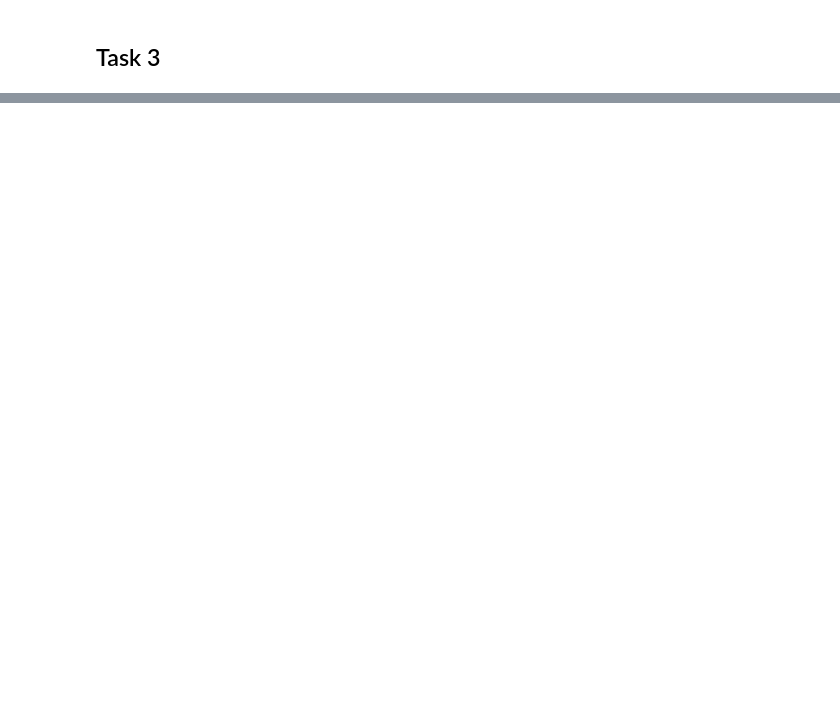
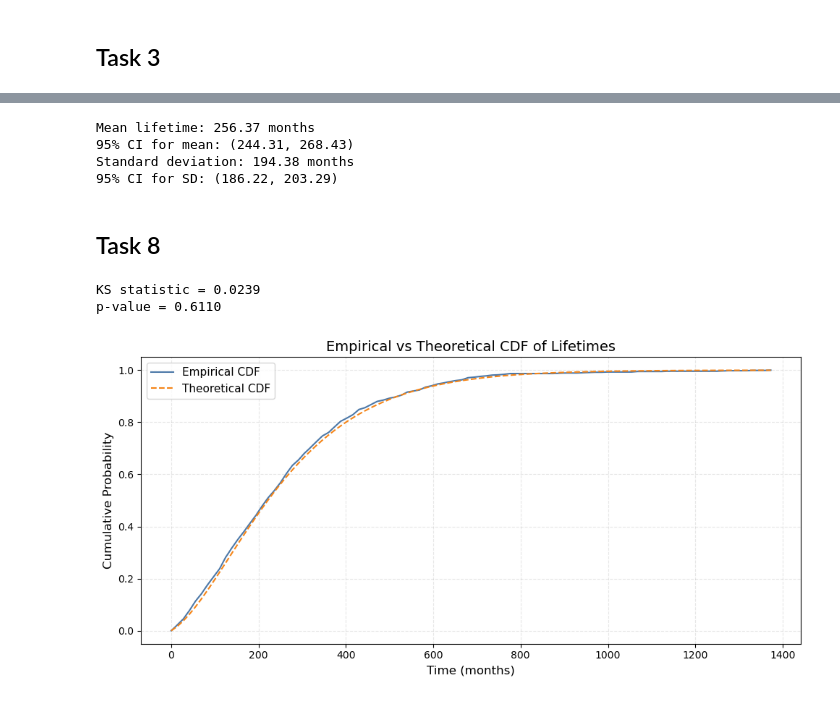
Before and after one commit to markus1573/stokastisk-simulering, a Jupyter notebook: Gertrud/Projekt1/Projekt1.ipynb, the cells around one changed output, grey strips where cells are left out. Cells and saved outputs as stored; diff of their text form; code cells hidden in the pictures; blank space fills up the shorter version.

```diff
--- a/Gertrud/Projekt1/Projekt1.ipynb
+++ b/Gertrud/Projekt1/Projekt1.ipynb
@@ -144,0 +441,80 @@ plt.show()
+# %%
+from scipy.stats import t, chi2
+
+mean_lifetime = np.mean(lifetimes)
+sd_lifetime = np.std(lifetimes, ddof=1)
+
+alpha = 0.05
+n = len(lifetimes)
+
+# CI for mean
+se = sd_lifetime / np.sqrt(n)
+t_crit = t.ppf(1 - alpha / 2, df=n - 1)
+
+mean_ci = (
+    mean_lifetime - t_crit * se,
+    mean_lifetime + t_crit * se
+)
+
+# CI for standard deviation
+sd_ci = (
+    np.sqrt((n - 1) * sd_lifetime**2 / chi2.ppf(1 - alpha / 2, df=n - 1)),
+    np.sqrt((n - 1) * sd_lifetime**2 / chi2.ppf(alpha / 2, df=n - 1))
+)
+
+print(f"Mean lifetime: {mean_lifetime:.2f} months")
+print(f"95% CI for mean: ({mean_ci[0]:.2f}, {mean_ci[1]:.2f})")
+
+print(f"Standard deviation: {sd_lifetime:.2f} months")
+print(f"95% CI for SD: ({sd_ci[0]:.2f}, {sd_ci[1]:.2f})")
+# %% [output]
+Mean lifetime: 256.37 months
+95% CI for mean: (244.31, 268.43)
+Standard deviation: 194.38 months
+95% CI for SD: (186.22, 203.29)
+# %% [markdown]
+## Task 8
+# %%
+Qs = Q[:-1, :-1]
+pi0 = np.array([1, 0, 0, 0])  # start in state 0
+ones = np.ones(Qs.shape[0])
+def theoretical_cdf(t):
+    t = np.asarray(t)
+
+    if t.ndim == 0:
+        return 1 - pi0 @ scipy.linalg.expm(Qs * t) @ ones
+
+    return np.array([
+        1 - pi0 @ scipy.linalg.expm(Qs * ti) @ ones
+        for ti in t
+    ])
+
+ks_stat, p_value = scipy.stats.kstest(
+    lifetimes,
+    theoretical_cdf
+)
+
+print(f"KS statistic = {ks_stat:.4f}")
+print(f"p-value = {p_value:.4f}")
+# %% [output]
+KS statistic = 0.0239
+p-value = 0.6110
+# %%
+#plotting the empirical CDF vs theoretical CDF
+t_values = np.linspace(0, lifetimes.max(), 100)
+theory_cdf_values = theoretical_cdf(t_values)
+empirical_cdf_values = np.array([
+    np.mean(lifetimes <= t) for t in t_values
+])
+
+plt.figure()
+plt.plot(t_values, empirical_cdf_values, label="Empirical CDF", color="#4C78A8")
+plt.plot(t_values, theory_cdf_values, label="Theoretical CDF", color="#F58518", linestyle="--")
+plt.title("Empirical vs Theoretical CDF of Lifetimes")
+plt.xlabel("Time (months)")
+plt.ylabel("Cumulative Probability")
+plt.legend()
+plt.tight_layout()
+plt.show()
+# %% [output]
+[figure, added]
```
Also changed, not shown: parts of 23 cells of this notebook.
